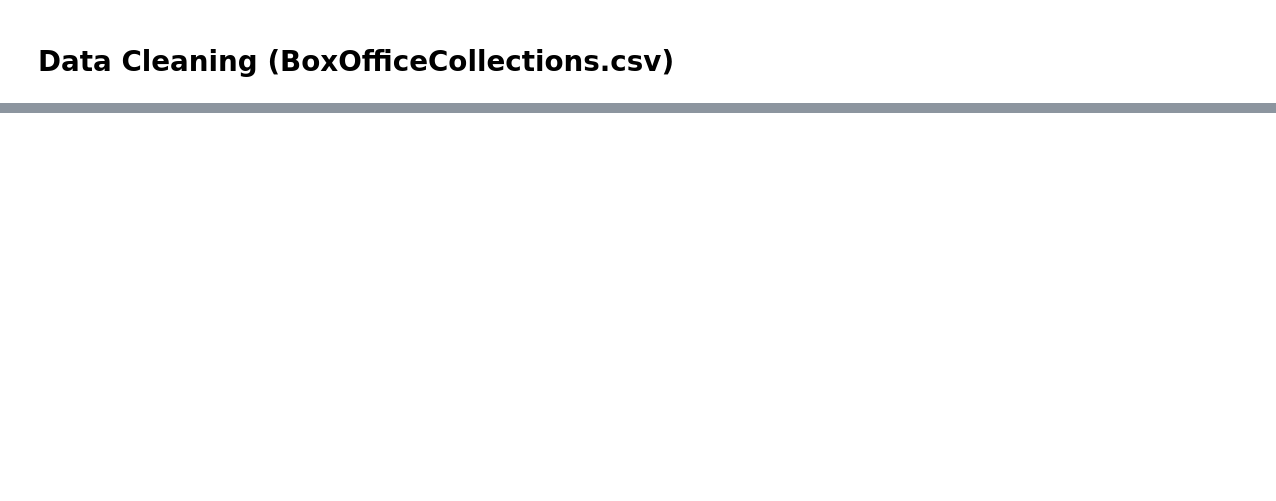
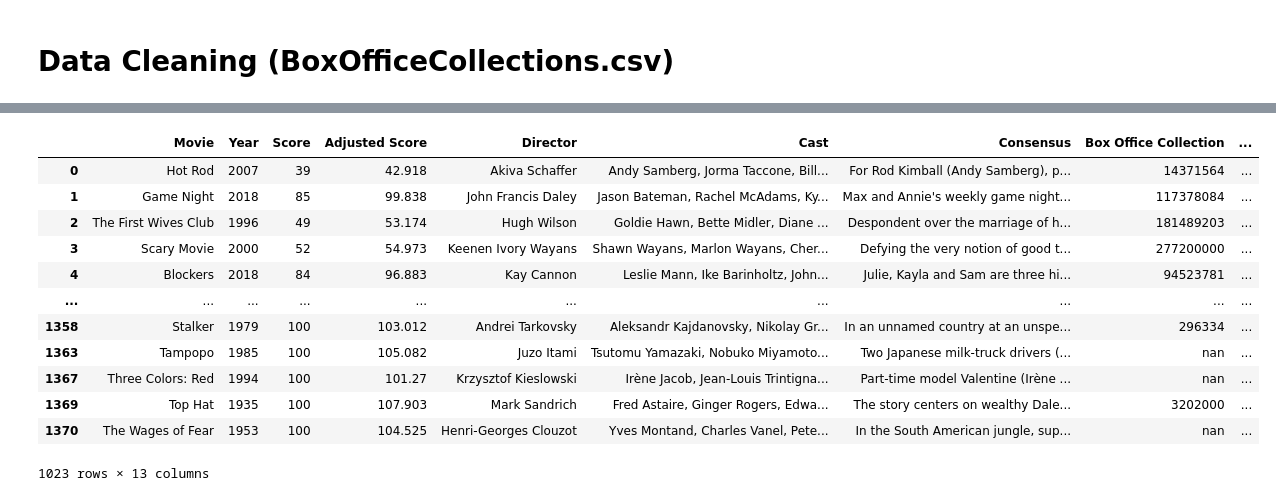
Before and after one commit to rpaquia/Machine-Learning-Project, a Jupyter notebook: Init_Cleaning.ipynb, the cells around one changed output, grey strips where cells are left out. Drawn from its saved outputs; the diff is of its cells as text; code cells hidden in the pictures; blank space fills up the shorter version.

```diff
--- a/Init_Cleaning.ipynb
+++ b/Init_Cleaning.ipynb
@@ -192,5 +307,21 @@ BoxOff_df['Votes'] = BoxOff_df['Votes'].apply(lambda x: str(x).rstrip('0').rstri
 # %%
 # Remove rows with null values
 BoxOff_df = BoxOff_df.dropna()
 isnas3 = BoxOff_df.isna()
-print(isnas3)
+#print(isnas3)
+
+BoxOff_df
+# %% [output]
+|  | Movie | Year | Score | Adjusted Score | Director | Cast | Consensus | Box Office Collection | ... |
+| 0 | Hot Rod | 2007 | 39 | 42.918 | Akiva Schaffer | Andy Samberg, Jorma Taccone, Bill... | For Rod Kimball (Andy Samberg), p... | 14371564 | ... |
+| 1 | Game Night | 2018 | 85 | 99.838 | John Francis Daley | Jason Bateman, Rachel McAdams, Ky... | Max and Annie's weekly game night... | 117378084 | ... |
+| 2 | The First Wives Club | 1996 | 49 | 53.174 | Hugh Wilson | Goldie Hawn, Bette Midler, Diane ... | Despondent over the marriage of h... | 181489203 | ... |
+| 3 | Scary Movie | 2000 | 52 | 54.973 | Keenen Ivory Wayans | Shawn Wayans, Marlon Wayans, Cher... | Defying the very notion of good t... | 277200000 | ... |
+| 4 | Blockers | 2018 | 84 | 96.883 | Kay Cannon | Leslie Mann, Ike Barinholtz, John... | Julie, Kayla and Sam are three hi... | 94523781 | ... |
+| ... | ... | ... | ... | ... | ... | ... | ... | ... | ... |
+| 1358 | Stalker | 1979 | 100 | 103.012 | Andrei Tarkovsky | Aleksandr Kajdanovsky, Nikolay Gr... | In an unnamed country at an unspe... | 296334 | ... |
+| 1363 | Tampopo | 1985 | 100 | 105.082 | Juzo Itami | Tsutomu Yamazaki, Nobuko Miyamoto... | Two Japanese milk-truck drivers (... | nan | ... |
+| 1367 | Three Colors: Red | 1994 | 100 | 101.27 | Krzysztof Kieslowski | Irène Jacob, Jean-Louis Trintigna... | Part-time model Valentine (Irène ... | nan | ... |
+| 1369 | Top Hat | 1935 | 100 | 107.903 | Mark Sandrich | Fred Astaire, Ginger Rogers, Edwa... | The story centers on wealthy Dale... | 3202000 | ... |
+| 1370 | The Wages of Fear | 1953 | 100 | 104.525 | Henri-Georges Clouzot | Yves Montand, Charles Vanel, Pete... | In the South American jungle, sup... | nan | ... |
+1023 rows × 13 columns
```
Also changed, not shown: parts of 12 cells of this notebook.
